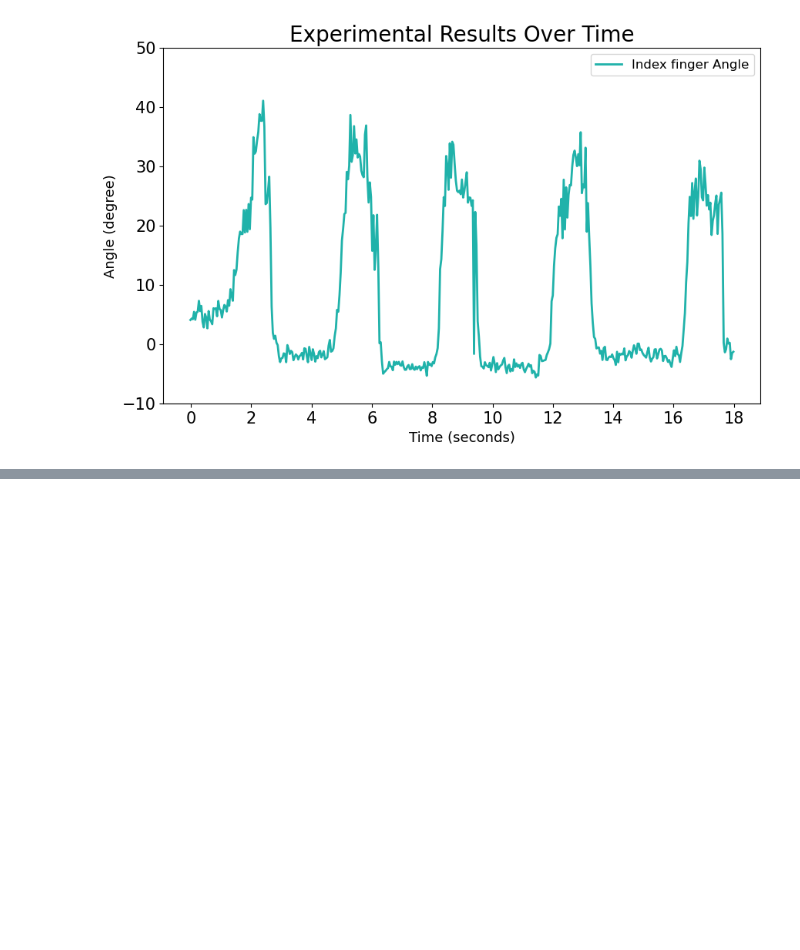
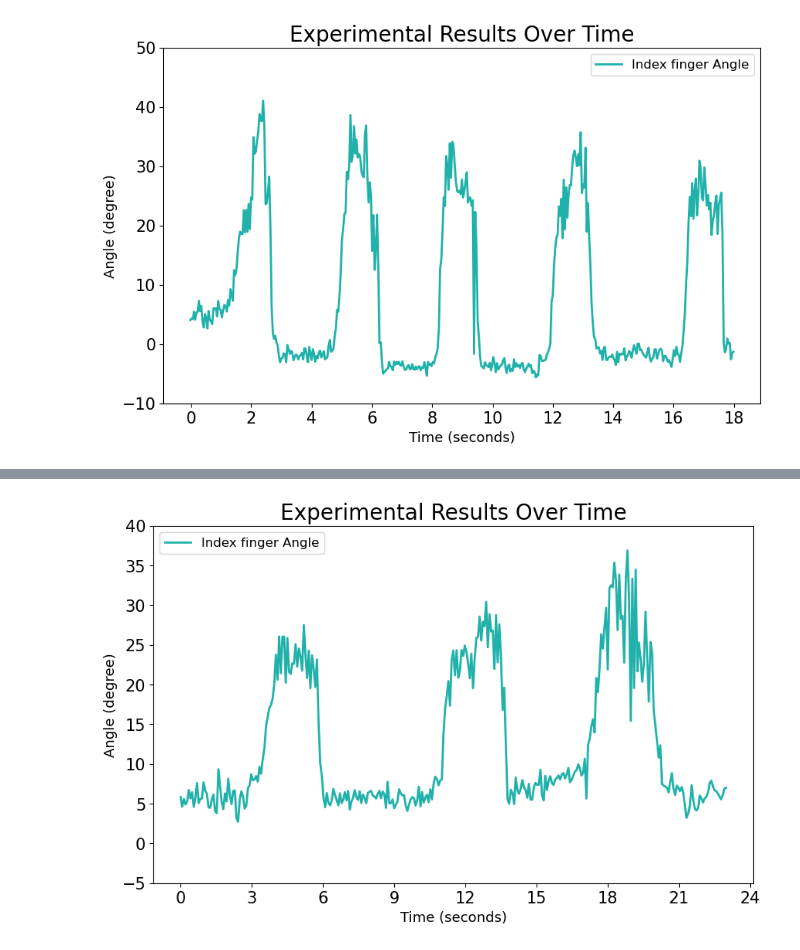
Before and after one commit to WeisonWEileen/matplotliib_weison_template, a Jupyter notebook: plot.ipynb, the cells around one changed output, grey strips where cells are left out. Drawn from its saved outputs; the diff is of its cells as text; code cells hidden in the pictures; blank space fills up the shorter version.

```diff
--- a/plot.ipynb
+++ b/plot.ipynb
@@ -191,0 +261,70 @@ plt.show()
+# %%
+import matplotlib.pyplot as plt
+import numpy as np
+
+with open('15_90_cleaned_data.txt', 'r') as file:
+    lines = file.readlines()
+
+#从每行提取实验结果
+results = []
+for line in lines:
+    parts = line.strip().split()
+    results.append(list(map(float, parts)))
+
+# 将数据转换为NumPy数组
+results = np.array(results)
+
+#将多余168的数据裁剪掉，替换为160~165之间的随机数
+# results[results>168] = np.random.uniform(152, 160)
+
+#移到美观的角度范围内
+results = -(results-165)
+
+# 将时间轴从上到下的所有数据点平均分布在0到60秒的范围内
+num_points = len(results)
+time_seconds = np.linspace(0, 60, num_points)
+
+# 这是变例绘图的算法
+# plt.figure(figsize=(10, 6))
+# for i in range(results.shape[1]):
+#     if i == 0 or i ==2:
+#         plt.plot(time_seconds, results[:, i], label=f'Experiment {i+1}')
+
+# #裁剪代码，但是现在不需要裁剪，裁剪对应波形完整的数据
+# seleted_t1 = time_seconds[int(np.floor(len(time_seconds)*28.5/60)):int(np.floor(len(time_seconds)*42/60))]
+# seleted_t2 = time_seconds[int(np.floor(len(time_seconds)*54/60)):int(np.floor(len(time_seconds)*58/60))]
+# seleted_t = np.concatenate((seleted_t1,seleted_t2))
+seleted_t = time_seconds[int(np.floor(len(time_seconds)*20/60)):int(np.floor(len(time_seconds)*43/60))]
+seleted_results = results[int(np.floor(len(time_seconds)*20/60)):int(np.floor(len(time_seconds)*43/60)),0]
+
+# #裁剪代码，但是现在不需要裁剪，裁剪对应波形完整的数据
+# seleted_results_1 = results[int(np.floor(len(time_seconds)*28.5/60)):int(np.floor(len(time_seconds)*42/60)),0]
+# seleted_results_2 = results[int(np.floor(len(time_seconds)*54/60)):int(np.floor(len(time_seconds)*58/60)),0]
+# seleted_results_2 = seleted_results_2 - 5
+# seleted_results = np.concatenate((seleted_results_1,seleted_results_2))
+
+#原始数据查看
+# plt.figure(figsize=(20,6))
+# plt.plot(time_seconds, results[:,0], label=f'Index finger Angle', linewidth=2.0,color = 'lightseagreen')
+# plt.show()
+
+
+#移到美观的角度范围内
+seleted_t = seleted_t - 20
+
+#设置x轴刻度为整数
+from matplotlib.ticker import MaxNLocator
+
+#调整图像长宽
+plt.figure(figsize=(10, 6))
+plt.plot(seleted_t, seleted_results, label=f'Index finger Angle', linewidth=2.0,color = 'lightseagreen')
+plt.tick_params(labelsize=15)
+plt.ylim(-5,40)
+plt.xlabel('Time (seconds)', fontsize=13)
+plt.ylabel('Angle (degree)', fontsize=13)
+plt.title('Experimental Results Over Time', fontsize = 20)
+plt.gca().xaxis.set_major_locator(MaxNLocator(integer=True))    #设置x轴刻度为整数
+plt.legend(fontsize='large')
+plt.show()
+# %% [output]
+[figure, added]
```
Also changed, not shown: parts of 7 cells of this notebook, 2 other files.
